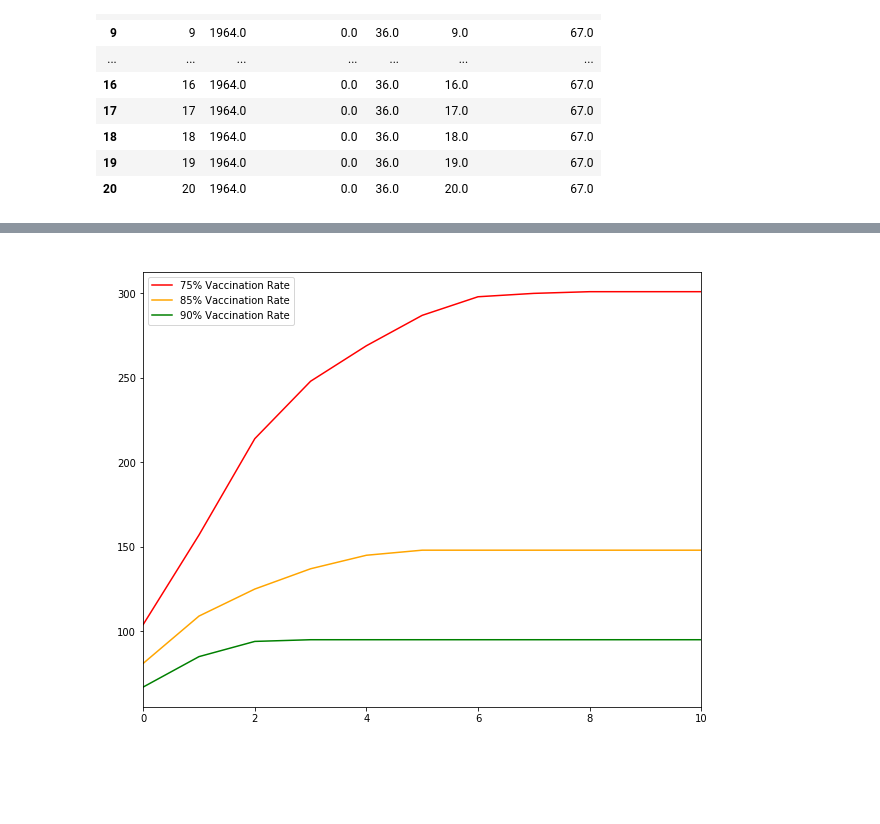
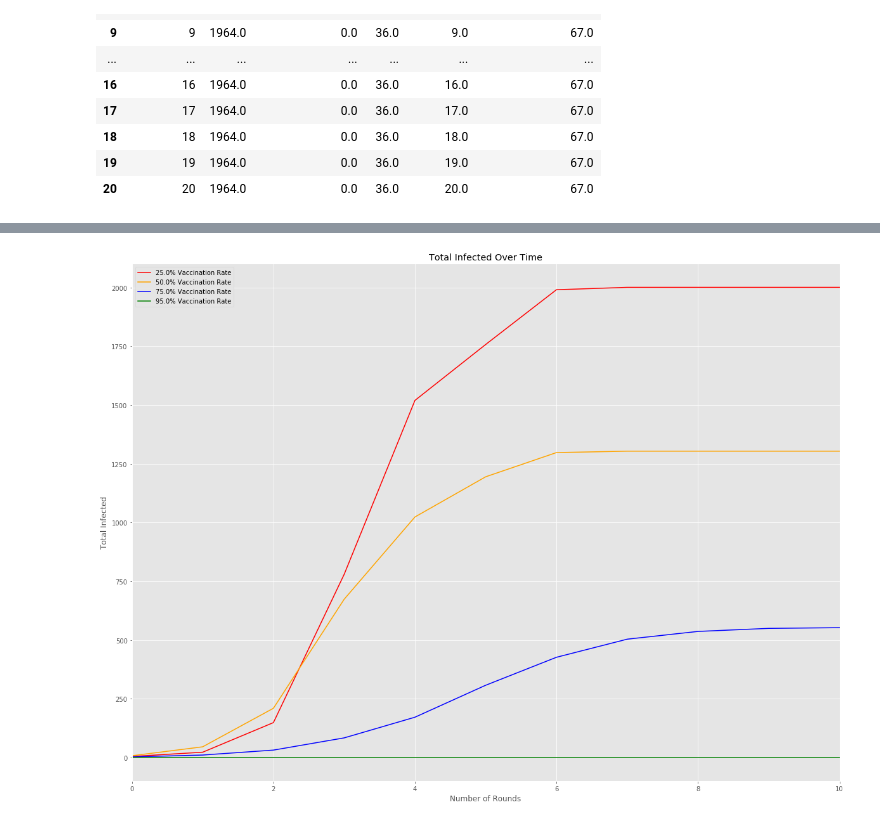
Before and after one commit to rwilley83/dsc-1-07-14-building-an-object-oriented-simulation-lab-online-ds-sp-000, a Jupyter notebook: index.ipynb, the cells around one changed output, grey strips where cells are left out. Saved outputs shown, nothing was run; the diff lists cells and outputs as text; code cells hidden in the pictures; blank space fills up the shorter version.

Commit message:
Graph loop added

```diff
--- a/index.ipynb
+++ b/index.ipynb
@@ -505,11 +507,16 @@ In this lab, we demonstated mastery of:
 # %%
-vac_rates = [0.75, 0.80, 0.85, 0.90]
+vac_rates = [0.25, 0.50, 0.75, 0.95]
 
 results_list = []
 for rate in vac_rates:
-    sim = Simulation(2000, 'Ebola', 5, 0.5, 20, rate, 50)
+    sim_start = datetime.datetime.now()
+    print(sim_start)
+    sim = Simulation(population_size=2000, disease_name='T-Virus', r0=10, mortality_rate=.65,  total_time_steps=20, pct_vaccinated=rate, num_initial_infected=1)
     sim.run()
     results_list.append(pd.read_csv('simulation.csv'))
+    sim_end = datetime.datetime.now()
+    print('Simulation started at:', sim_start)
+    print('Simulation ended at:', sim_end)
 
 # sim = Simulation(2000, 'Ebola', 2, 0.5,  20, .85, 50)
 # %% [output]
@@ -680,22 +685,24 @@ display(results_list[3])
 # %%
 import matplotlib.pyplot as plt
 %matplotlib inline
+plt.style.available
+plt.style.use('ggplot')
 # %%
-vac_figure = plt.figure(figsize=(10, 8))
-# ax0 = vac_figure.add_subplot(111)
-ax1 = vac_figure.add_subplot(111)
-ax2 = vac_figure.add_subplot(111)
-ax3 = vac_figure.add_subplot(111)
+colors = ['red', 'orange', 'blue', 'green']
+ax=[]
+i = 0
 
-ax1.plot(results_list[1]['Unnamed: 0'], results_list[1]['Total Infected So Far'], color = 'red', label='75% Vaccination Rate')
-ax2.plot(results_list[2]['Unnamed: 0'], results_list[2]['Total Infected So Far'], color = 'orange', label='85% Vaccination Rate')
-ax3.plot(results_list[3]['Unnamed: 0'], results_list[3]['Total Infected So Far'], color = 'green', label = '90% Vaccination Rate')
+vac_figure = plt.figure(figsize=(20, 15))
+for result in results_list:
+    ax.append(vac_figure.add_subplot(111))
+    ax[i].plot(results_list[i]['Unnamed: 0'], results_list[i]['Total Infected So Far'], color = colors[i], label=str(vac_rates[i] * 100) + '% Vaccination Rate')
+    i += 1
 
 plt.legend()
-plt.title('Total Infected Over Time', color='white')
-plt.xlabel('Number of Rounds', color='white')
-plt.ylabel('Total Infected', color='white')
+plt.title('Total Infected Over Time')
+plt.xlabel('Number of Rounds')
+plt.ylabel('Total Infected')
 plt.xlim(0, 10)
 plt.show()
 # %% [output]
-[figure, old version]
+[figure, new version]
```
Also changed, not shown: parts of 3 cells of this notebook, 1 other file.
